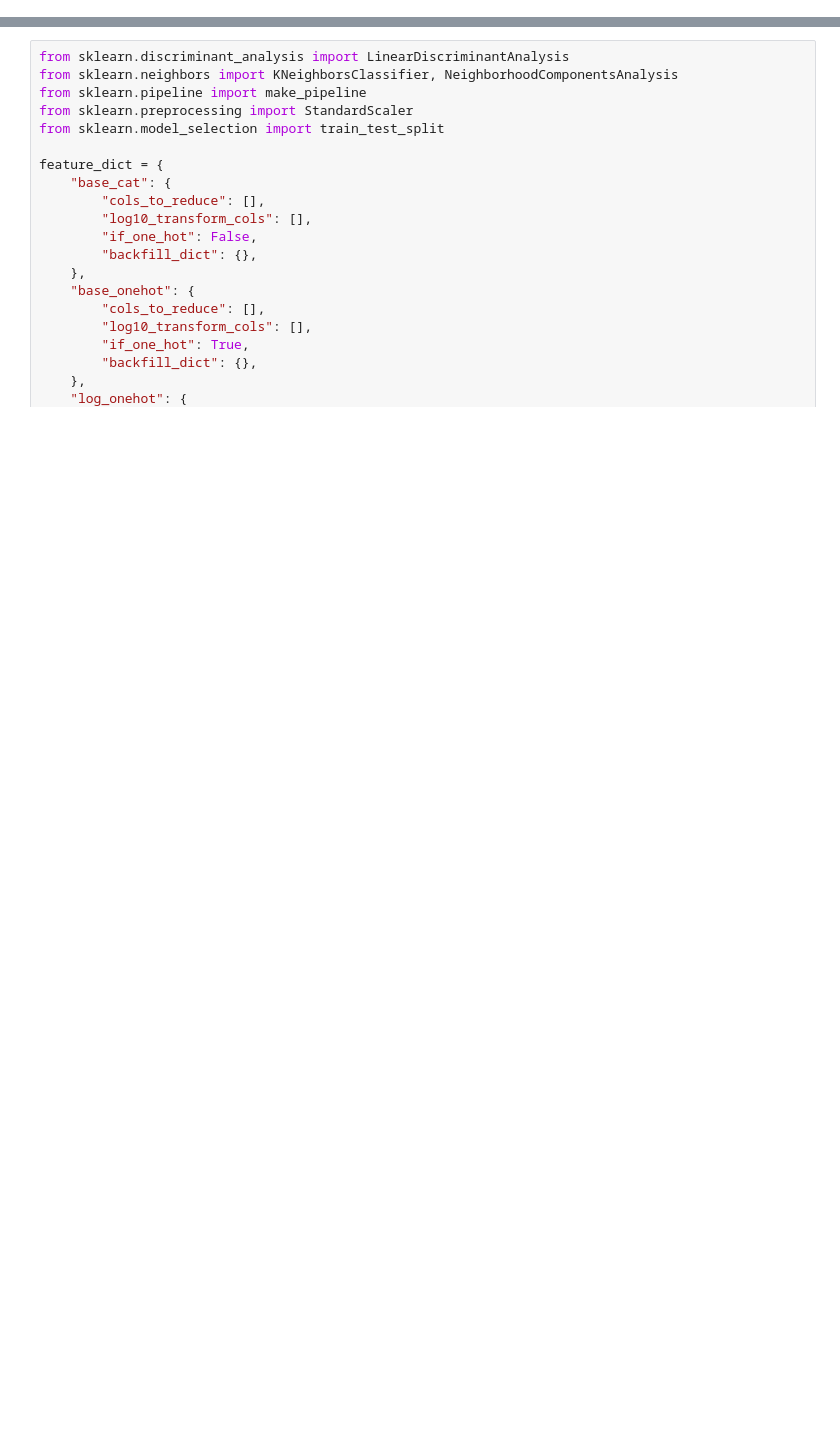
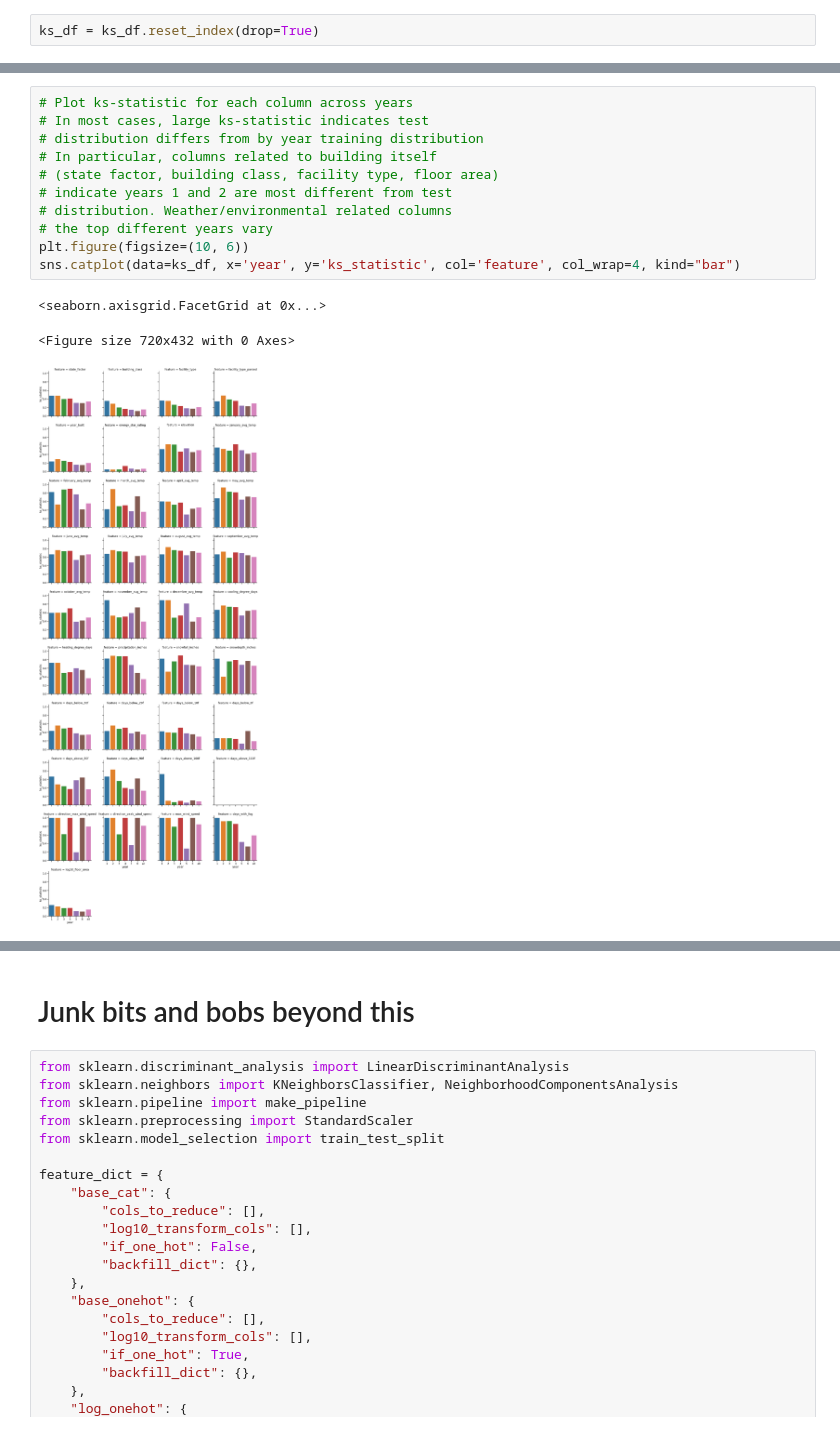
Before and after one commit to hannahpu/widsdatathon2022, a Jupyter notebook: notebook/eda_check_distributions.ipynb, the cells around one changed output, grey strips where cells are left out. Cells and saved outputs as stored; diff of their text form; blank space fills up the shorter version.

```diff
--- a/notebook/eda_check_distributions.ipynb
+++ b/notebook/eda_check_distributions.ipynb
@@ -246,0 +214,2 @@ log10_floor_area 0.0210238371303383 0.15352998463313822 0.18
+# %%
+ks_df = ks_df.reset_index(drop=True)
@@ -246,0 +218,15 @@ log10_floor_area 0.0210238371303383 0.15352998463313822 0.18
+# %%
+# Plot ks-statistic for each column across years
+# In most cases, large ks-statistic indicates test
+# distribution differs from by year training distribution
+# In particular, columns related to building itself
+# (state factor, building class, facility type, floor area)
+# indicate years 1 and 2 are most different from test
+# distribution. Weather/environmental related columns
+# the top different years vary
+plt.figure(figsize=(10, 6))
+sns.catplot(data=ks_df, x='year', y='ks_statistic', col='feature', col_wrap=4, kind="bar")
+# %% [output]
+<seaborn.axisgrid.FacetGrid at 0x...>
+<Figure size 720x432 with 0 Axes>
+[figure, added]
@@ -247,3 +234,5 @@ log10_floor_area 0.0210238371303383 0.15352998463313822 0.18
+# %% [markdown]
+# Junk bits and bobs beyond this
 # %%
 from sklearn.discriminant_analysis import LinearDiscriminantAnalysis
 from sklearn.neighbors import KNeighborsClassifier, NeighborhoodComponentsAnalysis
```
Also changed, not shown: parts of 9 cells of this notebook.
